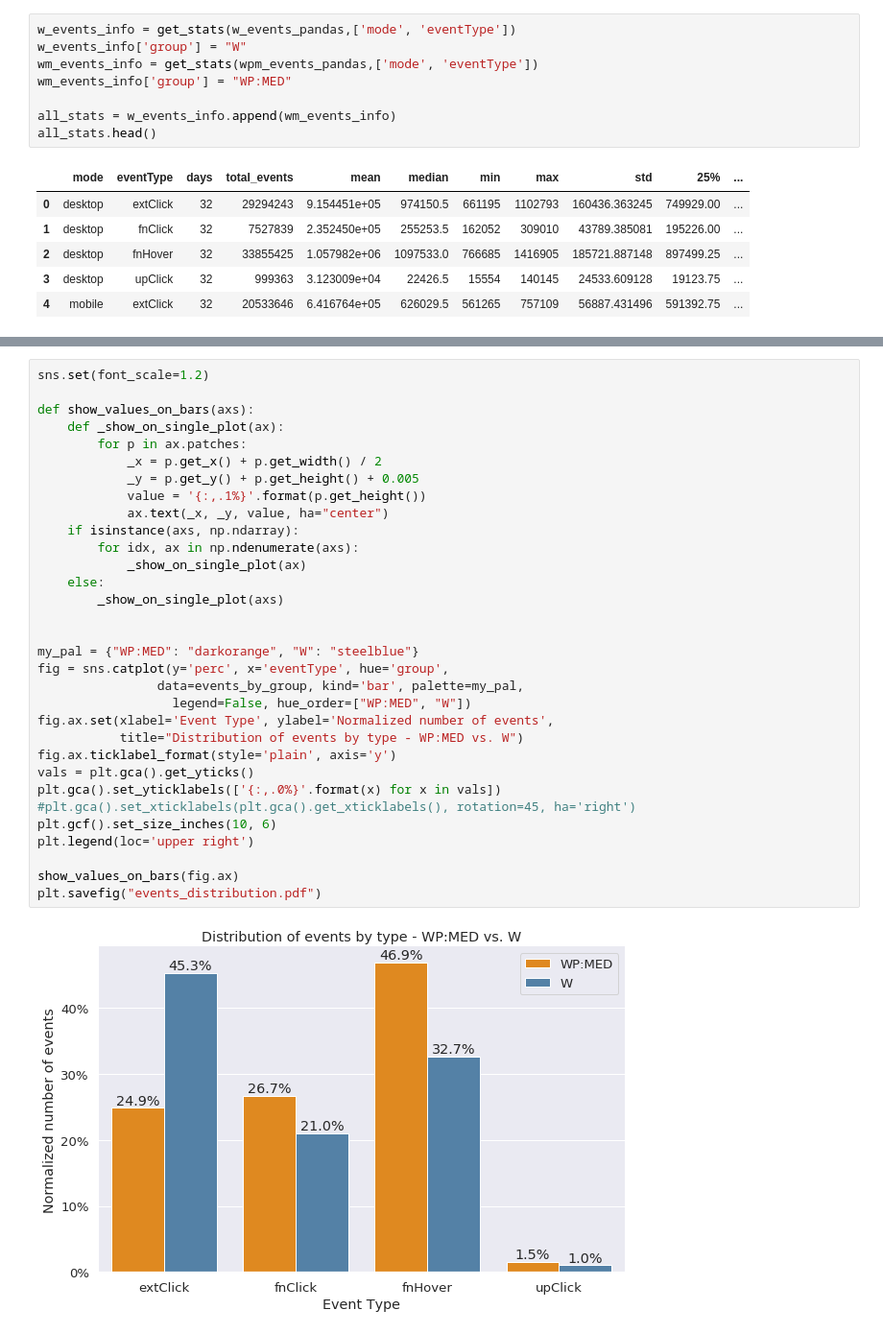
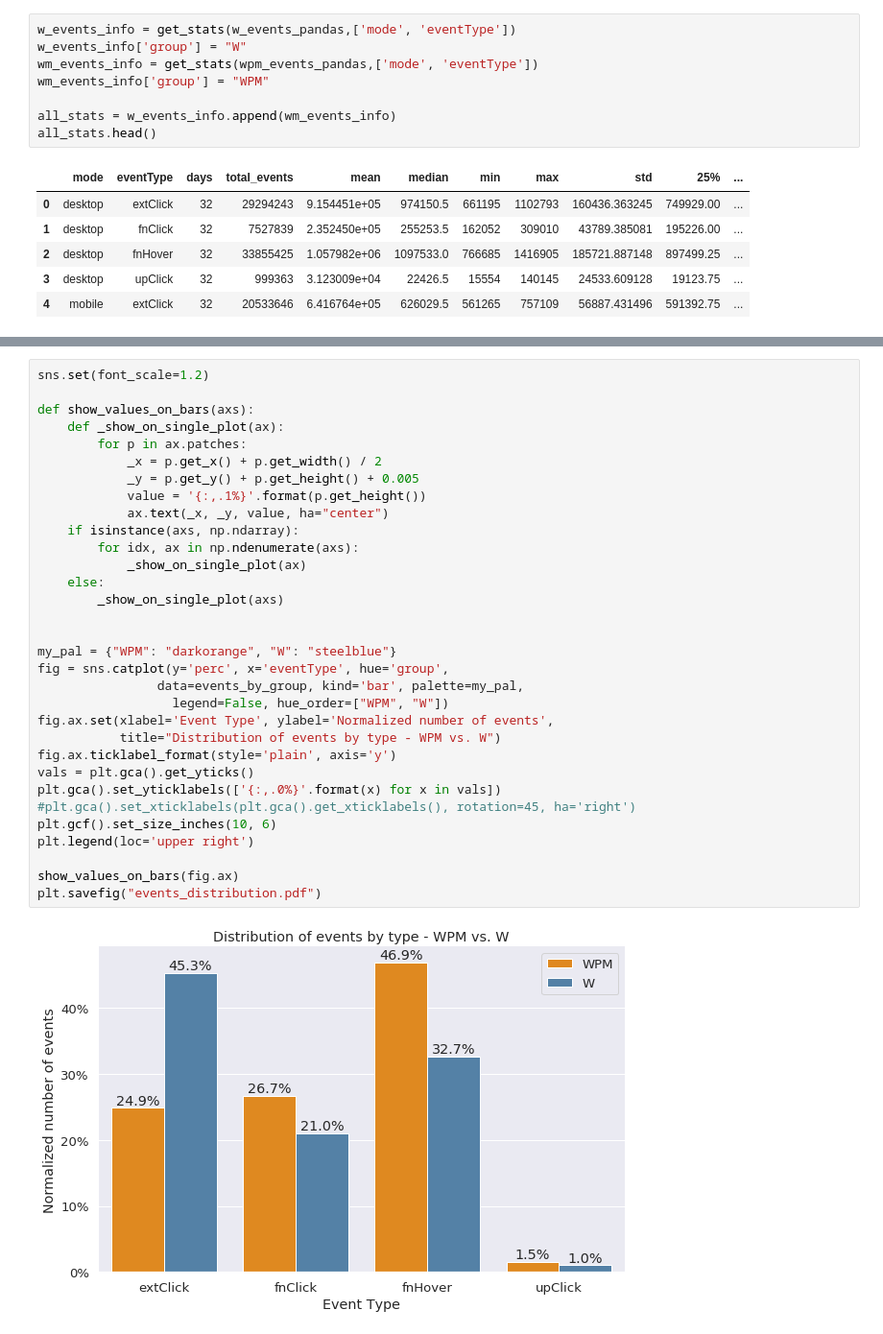
Before and after one commit to elifesciences-publications/wiki-citation-usage, a Jupyter notebook: notebooks/events--overview.ipynb, the cells around one changed output, grey strips where cells are left out. Shown at 96% size. Saved outputs shown, nothing was run; the diff lists cells and outputs as text.

Commit message:
add session count, event counts and chaange WP:MED label to WPM in visualization

```diff
--- a/notebooks/events--overview.ipynb
+++ b/notebooks/events--overview.ipynb
@@ -262,7 +293,7 @@ get_stats(wpm_events_pandas,['mode','eventType'])
 w_events_info = get_stats(w_events_pandas,['mode', 'eventType'])
 w_events_info['group'] = "W"
 wm_events_info = get_stats(wpm_events_pandas,['mode', 'eventType'])
-wm_events_info['group'] = "WP:MED"
+wm_events_info['group'] = "WPM"
 
 all_stats = w_events_info.append(wm_events_info)
 all_stats.head()
@@ -287,34 +318,34 @@ events_by_group.head()
 # %%
 sns.set(font_scale=1.2)
 
 def show_values_on_bars(axs):
     def _show_on_single_plot(ax):
         for p in ax.patches:
             _x = p.get_x() + p.get_width() / 2
             _y = p.get_y() + p.get_height() + 0.005
             value = '{:,.1%}'.format(p.get_height())
             ax.text(_x, _y, value, ha="center")
     if isinstance(axs, np.ndarray):
         for idx, ax in np.ndenumerate(axs):
             _show_on_single_plot(ax)
     else:
         _show_on_single_plot(axs)
 
 
-my_pal = {"WP:MED": "darkorange", "W": "steelblue"}
+my_pal = {"WPM": "darkorange", "W": "steelblue"}
 fig = sns.catplot(y='perc', x='eventType', hue='group',
                 data=events_by_group, kind='bar', palette=my_pal,
-                  legend=False, hue_order=["WP:MED", "W"])
+                  legend=False, hue_order=["WPM", "W"])
 fig.ax.set(xlabel='Event Type', ylabel='Normalized number of events',
-           title="Distribution of events by type - WP:MED vs. W")
+           title="Distribution of events by type - WPM vs. W")
 fig.ax.ticklabel_format(style='plain', axis='y')
 vals = plt.gca().get_yticks()
 plt.gca().set_yticklabels(['{:,.0%}'.format(x) for x in vals])
 #plt.gca().set_xticklabels(plt.gca().get_xticklabels(), rotation=45, ha='right')
 plt.gcf().set_size_inches(10, 6)
 plt.legend(loc='upper right')
 
 show_values_on_bars(fig.ax)
 plt.savefig("events_distribution.pdf")
 # %% [output]
-[figure, old version]
+[figure, new version]
```
Also changed, not shown: parts of 6 cells of this notebook, 1 other file.
